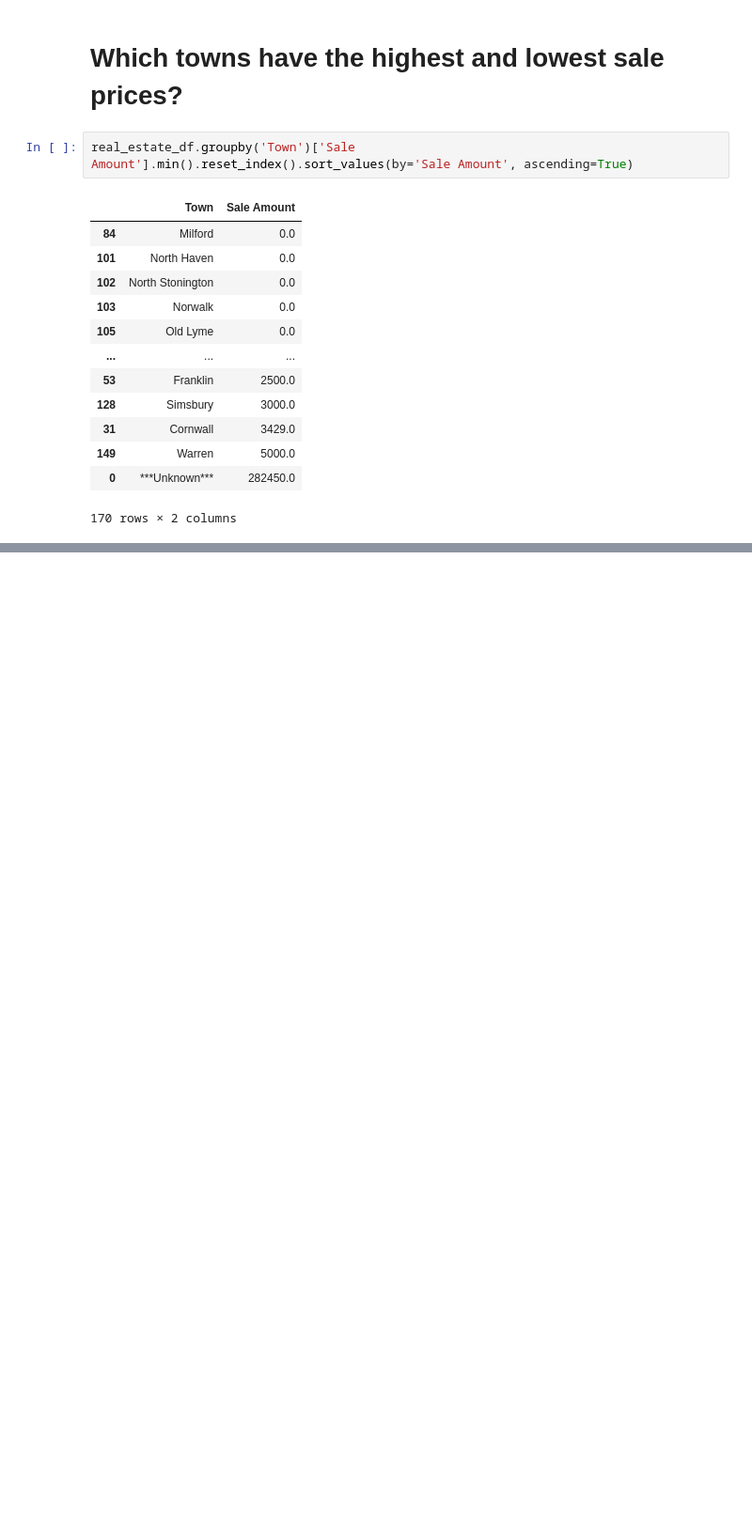
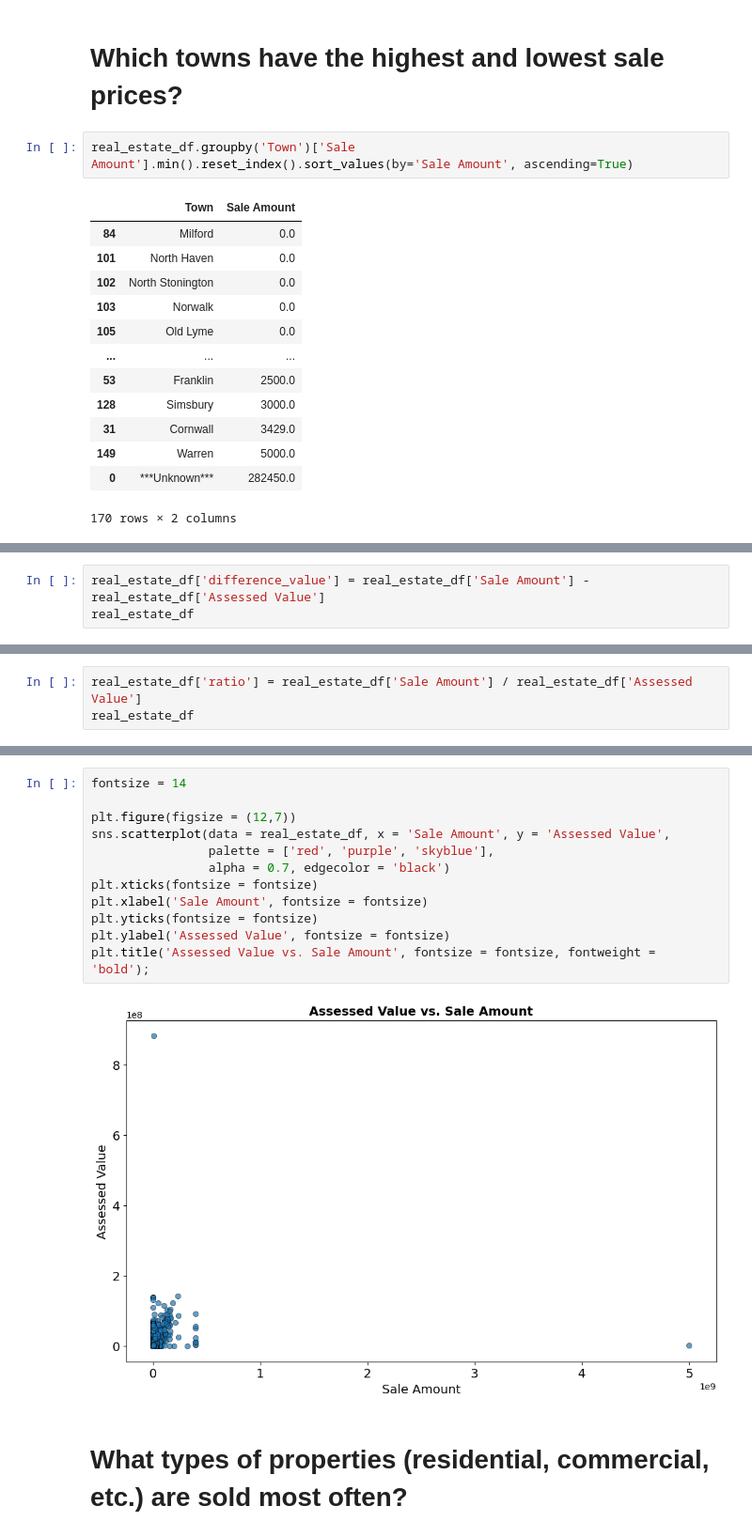
Before and after one commit to zaheeruddinlodhi/DA13_Capstone_Zaheer, a Jupyter notebook: Notebook/Real_Estate.ipynb, the cells around one changed output, grey strips where cells are left out. Shown at 94% size. Drawn from its saved outputs; the diff is of its cells as text; blank space fills up the shorter version.

```diff
--- a/Notebook/Real_Estate.ipynb
+++ b/Notebook/Real_Estate.ipynb
@@ -128,0 +190,3 @@ real_estate_df.groupby('Town')['Sale Amount'].max().reset_index() # .sort_values
+# %%
+real_estate_df['difference_value'] = real_estate_df['Sale Amount'] - real_estate_df['Assessed Value']
+real_estate_df
@@ -128,0 +207,3 @@ real_estate_df.groupby('Town')['Sale Amount'].max().reset_index() # .sort_values
+# %%
+real_estate_df['ratio'] = real_estate_df['Sale Amount'] / real_estate_df['Assessed Value']
+real_estate_df
@@ -128,0 +224,16 @@ real_estate_df.groupby('Town')['Sale Amount'].max().reset_index() # .sort_values
+# %%
+fontsize = 14
+
+plt.figure(figsize = (12,7))
+sns.scatterplot(data = real_estate_df, x = 'Sale Amount', y = 'Assessed Value',
+                palette = ['red', 'purple', 'skyblue'],
+                alpha = 0.7, edgecolor = 'black')
+plt.xticks(fontsize = fontsize)
+plt.xlabel('Sale Amount', fontsize = fontsize)
+plt.yticks(fontsize = fontsize)
+plt.ylabel('Assessed Value', fontsize = fontsize)
+plt.title('Assessed Value vs. Sale Amount', fontsize = fontsize, fontweight = 'bold');
+# %% [output]
+[figure, added]
+# %% [markdown]
+# What types of properties (residential, commercial, etc.) are sold most often?
```
Also changed, not shown: parts of 22 cells of this notebook.
